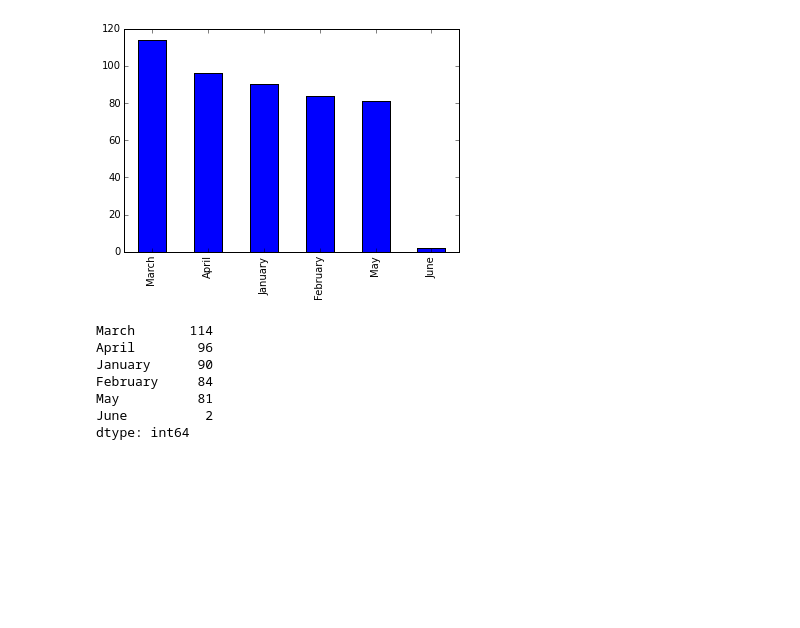
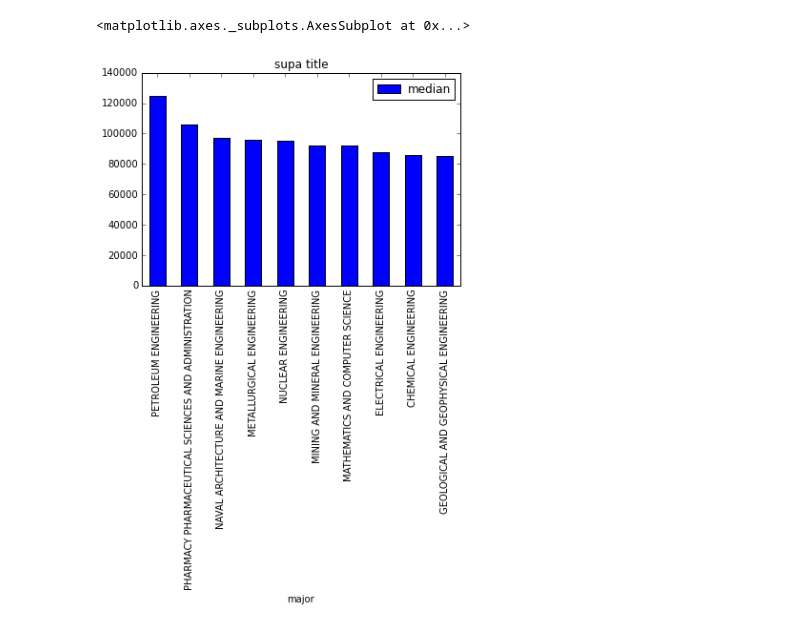
Before and after one commit to SleepyGinger/SF_DAT_17_WORK, a Jupyter notebook: hw/hw1_notes.ipynb, the cells around one changed output. Cells and saved outputs as stored; diff of their text form; code cells hidden in the pictures; blank space fills up the shorter version.

```diff
--- a/hw/hw1_notes.ipynb
+++ b/hw/hw1_notes.ipynb
@@ -104,15 +103,5 @@ killings.rename(columns={'raceethnicity':'race'}, inplace=True)
-# %%
-killings.month.value_counts().plot(kind='bar')
-plt.show()
-# %% [output]
-[figure, removed]
-# %%
-killings.month.value_counts()
-# %% [output]
-March       114
-April        96
-January      90
-February     84
-May          81
-June          2
-dtype: int64
+# %%
+majors.sort_index(by='median', ascending=False).head(10).plot(x='major', y='median', kind='bar', title='supa title')
+# %% [output]
+<matplotlib.axes._subplots.AxesSubplot at 0x...>
+[figure, added]
```
Also changed, not shown: parts of 4 cells of this notebook, 1 other file.
